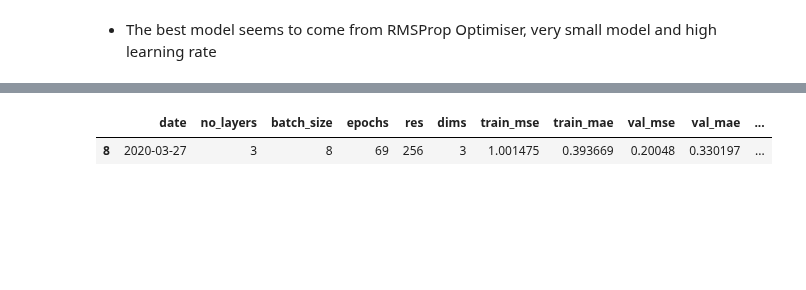
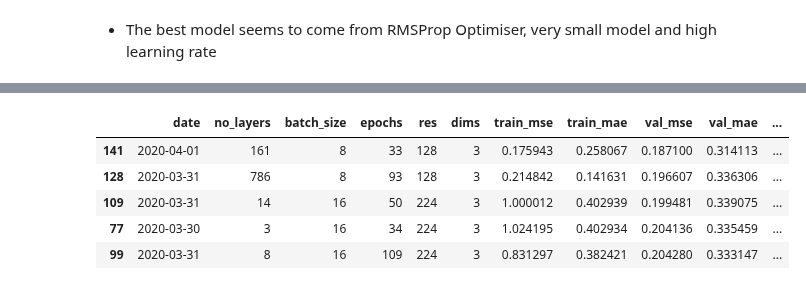
Before and after one commit to maxjonasbehrens/master_thesis_code, a Jupyter notebook: ResultAnalyse/analyse_results.ipynb, the cells around one changed output, grey strips where cells are left out. Drawn from its saved outputs; the diff is of its cells as text; code cells hidden in the pictures; blank space fills up the shorter version.

```diff
--- a/ResultAnalyse/analyse_results.ipynb
+++ b/ResultAnalyse/analyse_results.ipynb
@@ -24,0 +9,9 @@ res_dat.tail(10)
+# %%
+# Import result data
+res_dat = pd.read_csv("/Users/maxbehrens/Documents/Msc/Thesis/Data/results/cnn_results_final.csv")
+print('Absolute DF: '+str(res_dat.shape))
+res_dat_diff = pd.read_csv("/Users/maxbehrens/Documents/Msc/Thesis/Data/results/cnn_results_diff.csv")
+print('Relative DF: '+str(res_dat_diff.shape))
+res_dat = res_dat.append(res_dat_diff)
+print('Combined DF: '+str(res_dat.shape))
+res_dat.reset_index(drop=True, inplace=True)
@@ -120,5 +117,9 @@ res_dat.groupby(['prediction','optim','transfer','lr'])['val_mse'].mean().reset_
 # %%
-res_dat.loc[res_dat['val_mse']==min(res_dat['val_mse'])]
+res_dat.loc[res_dat.groupby('transfer')['val_mse'].idxmin()].sort_values('val_mse')
 # %% [output]
 |  | date | no_layers | batch_size | epochs | res | dims | train_mse | train_mae | val_mse | val_mae | ... |
-| 8 | 2020-03-27 | 3 | 8 | 69 | 256 | 3 | 1.001475 | 0.393669 | 0.20048 | 0.330197 | ... |
+| 141 | 2020-04-01 | 161 | 8 | 33 | 128 | 3 | 0.175943 | 0.258067 | 0.187100 | 0.314113 | ... |
+| 128 | 2020-03-31 | 786 | 8 | 93 | 128 | 3 | 0.214842 | 0.141631 | 0.196607 | 0.336306 | ... |
+| 109 | 2020-03-31 | 14 | 16 | 50 | 224 | 3 | 1.000012 | 0.402939 | 0.199481 | 0.339075 | ... |
+| 77 | 2020-03-30 | 3 | 16 | 34 | 224 | 3 | 1.024195 | 0.402934 | 0.204136 | 0.335459 | ... |
+| 99 | 2020-03-31 | 8 | 16 | 109 | 224 | 3 | 0.831297 | 0.382421 | 0.204280 | 0.333147 | ... |
```
Also changed, not shown: parts of 29 cells of this notebook.
